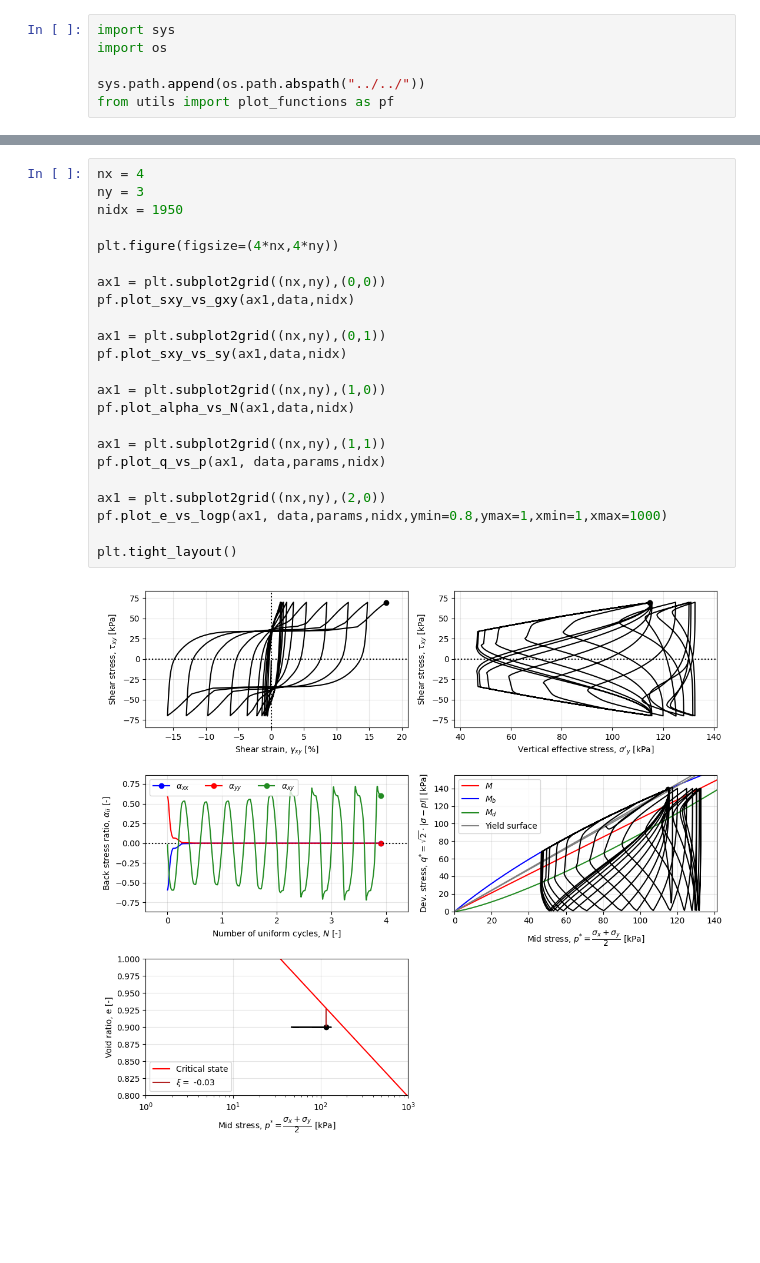
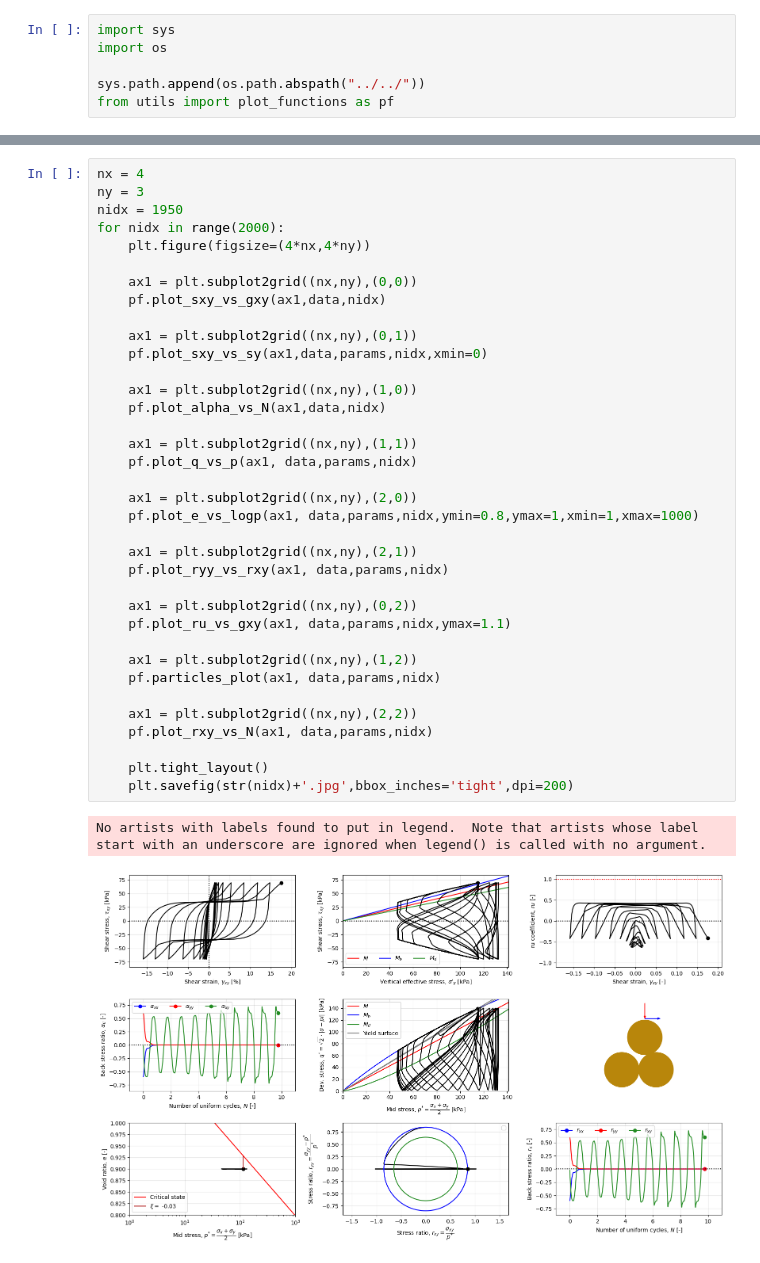
Before and after one commit to ntasso/PM4Fun, a Jupyter notebook: notebooks/PM4Silt/plot1.ipynb, the cells around one changed output, grey strips where cells are left out. Drawn from its saved outputs; the diff is of its cells as text; blank space fills up the shorter version.

```diff
--- a/notebooks/PM4Silt/plot1.ipynb
+++ b/notebooks/PM4Silt/plot1.ipynb
@@ -28,25 +70,39 @@ data['q_ast'] = np.sqrt(2)*data['norms']
 # %%
 nx = 4
 ny = 3
 nidx = 1950
+for nidx in range(2000):
+    plt.figure(figsize=(4*nx,4*ny))
 
-plt.figure(figsize=(4*nx,4*ny))
+    ax1 = plt.subplot2grid((nx,ny),(0,0))
+    pf.plot_sxy_vs_gxy(ax1,data,nidx)
 
-ax1 = plt.subplot2grid((nx,ny),(0,0))
-pf.plot_sxy_vs_gxy(ax1,data,nidx)
+    ax1 = plt.subplot2grid((nx,ny),(0,1))
+    pf.plot_sxy_vs_sy(ax1,data,params,nidx,xmin=0)
 
-ax1 = plt.subplot2grid((nx,ny),(0,1))
-pf.plot_sxy_vs_sy(ax1,data,nidx)
+    ax1 = plt.subplot2grid((nx,ny),(1,0))
+    pf.plot_alpha_vs_N(ax1,data,nidx)
 
-ax1 = plt.subplot2grid((nx,ny),(1,0))
-pf.plot_alpha_vs_N(ax1,data,nidx)
+    ax1 = plt.subplot2grid((nx,ny),(1,1))
+    pf.plot_q_vs_p(ax1, data,params,nidx)
 
-ax1 = plt.subplot2grid((nx,ny),(1,1))
-pf.plot_q_vs_p(ax1, data,params,nidx)
+    ax1 = plt.subplot2grid((nx,ny),(2,0))
+    pf.plot_e_vs_logp(ax1, data,params,nidx,ymin=0.8,ymax=1,xmin=1,xmax=1000)
 
-ax1 = plt.subplot2grid((nx,ny),(2,0))
-pf.plot_e_vs_logp(ax1, data,params,nidx,ymin=0.8,ymax=1,xmin=1,xmax=1000)
+    ax1 = plt.subplot2grid((nx,ny),(2,1))
+    pf.plot_ryy_vs_rxy(ax1, data,params,nidx)
 
-plt.tight_layout()
+    ax1 = plt.subplot2grid((nx,ny),(0,2))
+    pf.plot_ru_vs_gxy(ax1, data,params,nidx,ymax=1.1)
+
+    ax1 = plt.subplot2grid((nx,ny),(1,2))
+    pf.particles_plot(ax1, data,params,nidx)
+
+    ax1 = plt.subplot2grid((nx,ny),(2,2))
+    pf.plot_rxy_vs_N(ax1, data,params,nidx)
+
+    plt.tight_layout()
+    plt.savefig(str(nidx)+'.jpg',bbox_inches='tight',dpi=200)
 # %% [output]
+No artists with labels found to put in legend.  Note that artists whose label start with an underscore are ignored when legend() is called with no argument.
-[figure, old version]
+[figure, new version]
```
Also changed, not shown: parts of 2 cells of this notebook, 2 other files.
